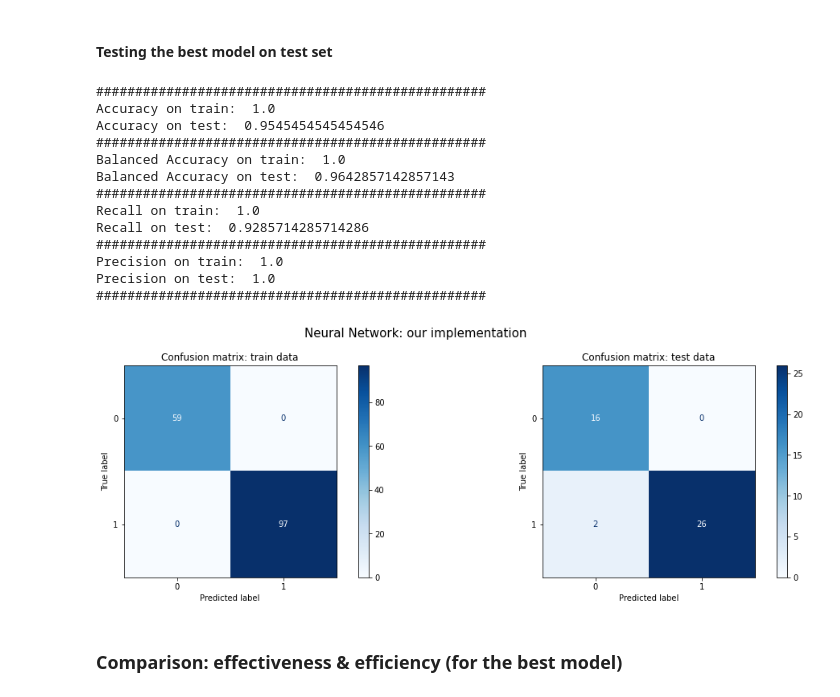
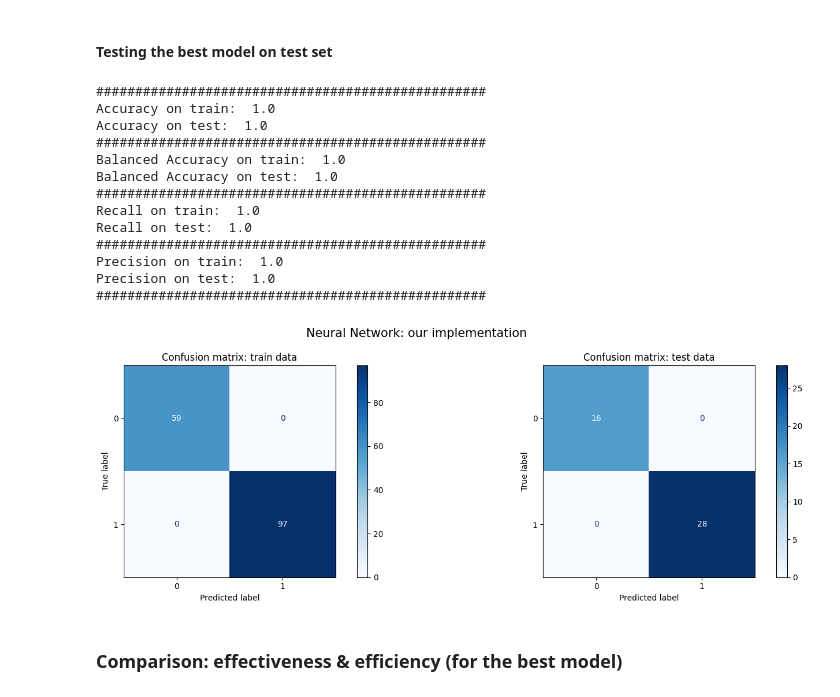
Before and after one commit to nadiaverdha/MachineLearningEx2, a Jupyter notebook: Ex2_kaggle.ipynb, the cells around one changed output. Saved outputs shown, nothing was run; the diff lists cells and outputs as text; code cells hidden in the pictures.

```diff
--- a/Ex2_kaggle.ipynb
+++ b/Ex2_kaggle.ipynb
@@ -742,53 +658,39 @@ net.use(binary_cross_entropy, binary_cross_entropy_prime)
-# %%
-net.fit_plus_ridge(X_train,y_train,epochs = 200,learning_rate = 0.01,reg_lambda = 0.0001)
-y_test_pred = net.predict(X_test)
-y_test_pred = np.concatenate(y_test_pred)
-y_test_pred_labels = np.argmax(y_test_pred, axis=1)
-y_test_labels = np.argmax(y_test, axis=1)
-cor_1 = np.corrcoef(y_test_labels,y_test_pred_labels)[0, 1]
-# %%
-net.fit_plus_ridge(X_train,y_train,epochs = 200,learning_rate = 0.01,reg_lambda = 0.001)
-y_test_pred = net.predict(X_test)
-y_test_pred = np.concatenate(y_test_pred)
-y_test_pred_labels = np.argmax(y_test_pred, axis=1)
-y_test_labels = np.argmax(y_test, axis=1)
-cor_2 = np.corrcoef(y_test_labels,y_test_pred_labels)[0, 1]
 # %% [markdown]
 #### Testing the best model on test set
 # %%
 net = Network()
-net.add(FCLayer(16, 5,seed =  seed))
+net.add(FCLayer(16, 15,seed =  seed))
 net.add(ActivationLayer(relu, relu_prime))
-net.add(FCLayer(5,5,seed = seed))
+net.add(FCLayer(15,15,seed = seed))
 net.add(ActivationLayer(relu, relu_prime))
-net.add(FCLayer(5,5,seed = seed))
+net.add(FCLayer(15,15,seed = seed))
 net.add(ActivationLayer(relu, relu_prime))
-net.add(FCLayer(5,5,seed = seed))
+net.add(FCLayer(15,15,seed = seed))
 net.add(ActivationLayer(relu, relu_prime))
-net.add(FCLayer(5,2,seed = seed))
+net.add(FCLayer(15,2,seed = seed))
 net.add(ActivationLayer(sigmoid, sigmoid_prime))
 
 # train
 net.use(binary_cross_entropy, binary_cross_entropy_prime)
 
-err_vect = net.fit_plus_ridge(X_train, y_train, epochs=200, learning_rate=0.001, reg_lambda=0.0001)
+err_vect = net.fit_plus_ridge(X_train, y_train, epochs=1000, learning_rate=0.0001, reg_lambda=0.01)
 # %%
-net.nn_evaluate_binary(x_train= X_train, y_train=y_train, x_test=X_test, y_test=y_test, epochs=200, learning_rate=0.001)
+net.nn_evaluate_binary(x_train= X_train, y_train=y_train, x_test=X_test, y_test=y_test, epochs=1000, learning_rate=0.001,mode = 'ridge',reg_lambda=0.01)
 # %% [output]
 ##################################################
 Accuracy on train:  1.0
-Accuracy on test:  0.9545454545454546
+Accuracy on test:  1.0
 ##################################################
 Balanced Accuracy on train:  1.0
-Balanced Accuracy on test:  0.9642857142857143
+Balanced Accuracy on test:  1.0
 ##################################################
 Recall on train:  1.0
-Recall on test:  0.9285714285714286
+Recall on test:  1.0
 ##################################################
 Precision on train:  1.0
 Precision on test:  1.0
 ##################################################
-[figure, old version]
+[figure, new version]
 # %% [markdown]
 ### Comparison: effectiveness & efficiency (for the best model)
 # %%
```
Also changed, not shown: parts of 14 cells of this notebook.
